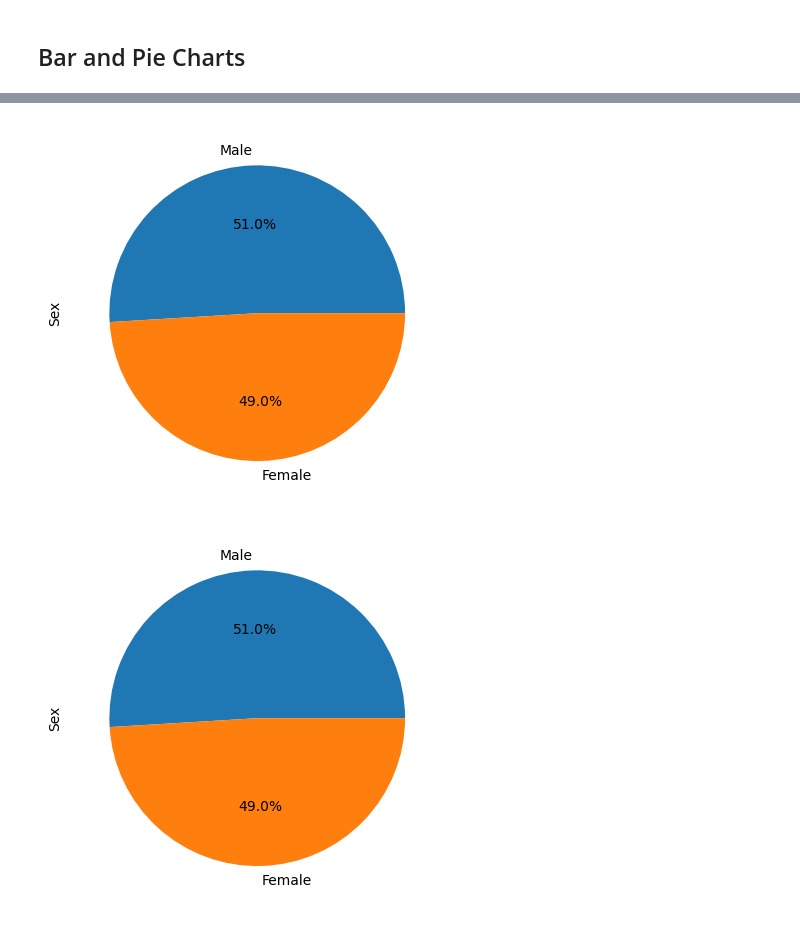
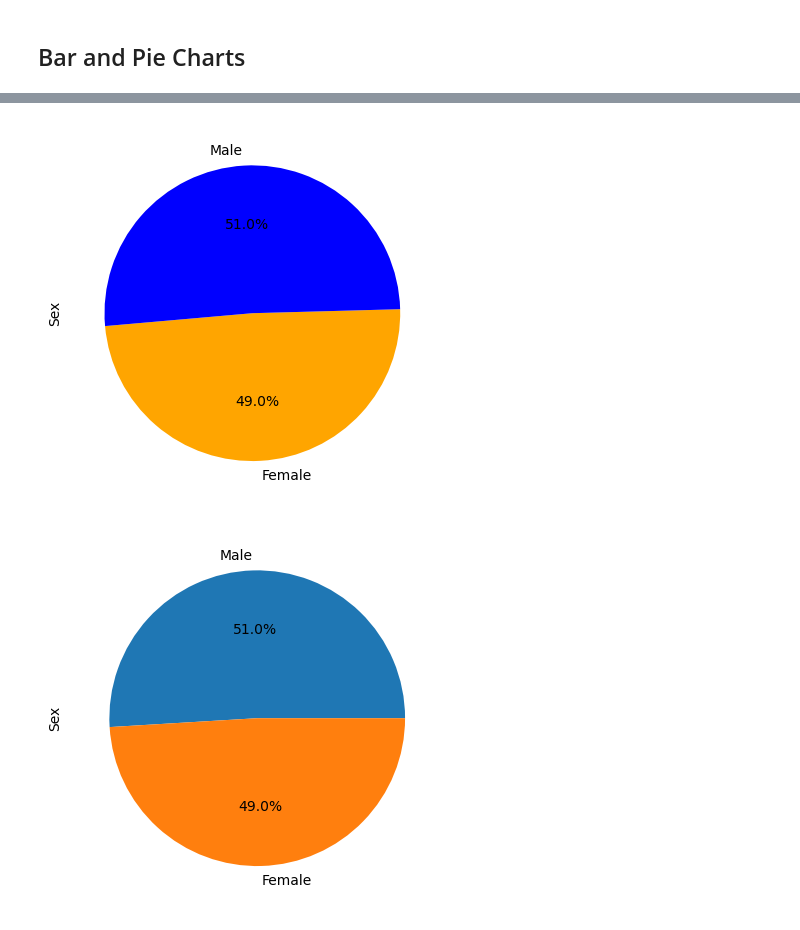
Before and after one commit to TRegan5/Matplotlib-challenge, a Jupyter notebook: Pymaceuticals/pymaceuticals.ipynb, the cells around one changed output, grey strips where cells are left out. Cells and saved outputs as stored; diff of their text form; code cells hidden in the pictures.

Commit message:
Pie plot using pandas

```diff
--- a/Pymaceuticals/pymaceuticals.ipynb
+++ b/Pymaceuticals/pymaceuticals.ipynb
@@ -175,7 +175,11 @@ TypeError: 'str' object is not callable
 # %%
 # Generate a pie plot showing the distribution of female versus male mice using Pandas
+gender_groups_df = clean_df.groupby("Sex")
+mouse_genders = gender_groups_df["Sex"].count()
+mouse_genders.plot.pie(autopct="%1.1f%%", colors=["orange","blue"], startangle=185)
+plt.show()
 # %% [output]
-[figure, old version]
+[figure, new version]
 # %%
 # Generate a pie plot showing the distribution of female versus male mice using pyplot
 # %% [output]
```
Also changed, not shown: parts of 5 cells of this notebook.
